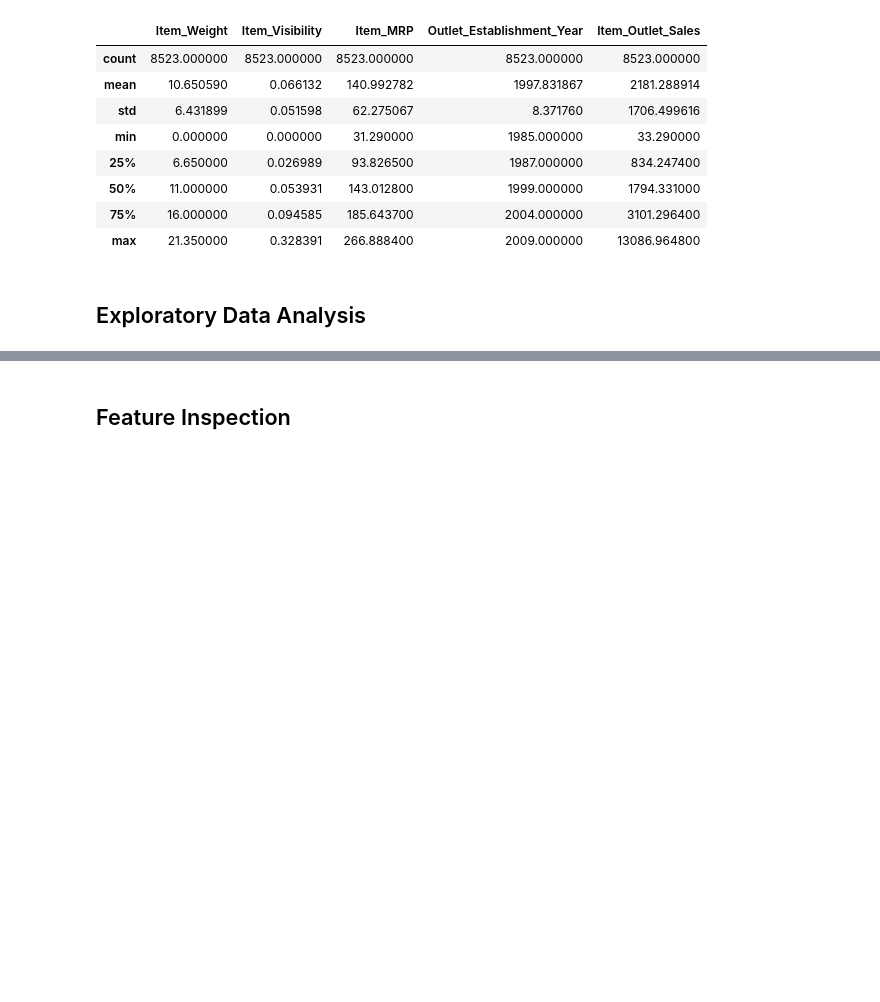
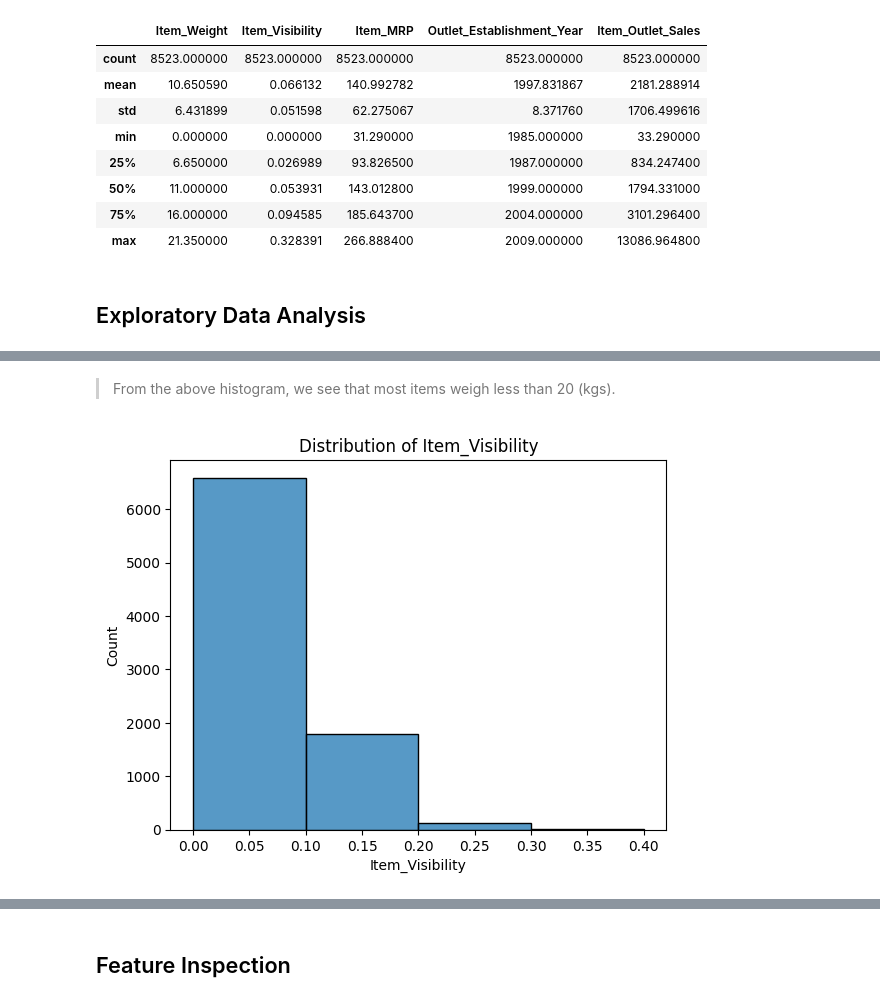
Before and after one commit to jrukundo256/Prediction-of-Product-Sales, a Jupyter notebook: Prediction_of_Product_Sales.ipynb, the cells around one changed output, grey strips where cells are left out. Cells and saved outputs as stored; diff of their text form; code cells hidden in the pictures; blank space fills up the shorter version.

```diff
--- a/Prediction_of_Product_Sales.ipynb
+++ b/Prediction_of_Product_Sales.ipynb
@@ -245,0 +260,8 @@ df[num_cols].describe()
+# %% [markdown]
+> From the above histogram, we see that most items weigh less than 20 (kgs).
+# %%
+# Histogram to view the distribution of Item_Visibility
+ax = sns.histplot(data = df, x = 'Item_Visibility', binwidth = 0.1)
+ax.set(title = 'Distribution of Item_Visibility');
+# %% [output]
+[figure, added]
```
Also changed, not shown: parts of 50 cells of this notebook.
